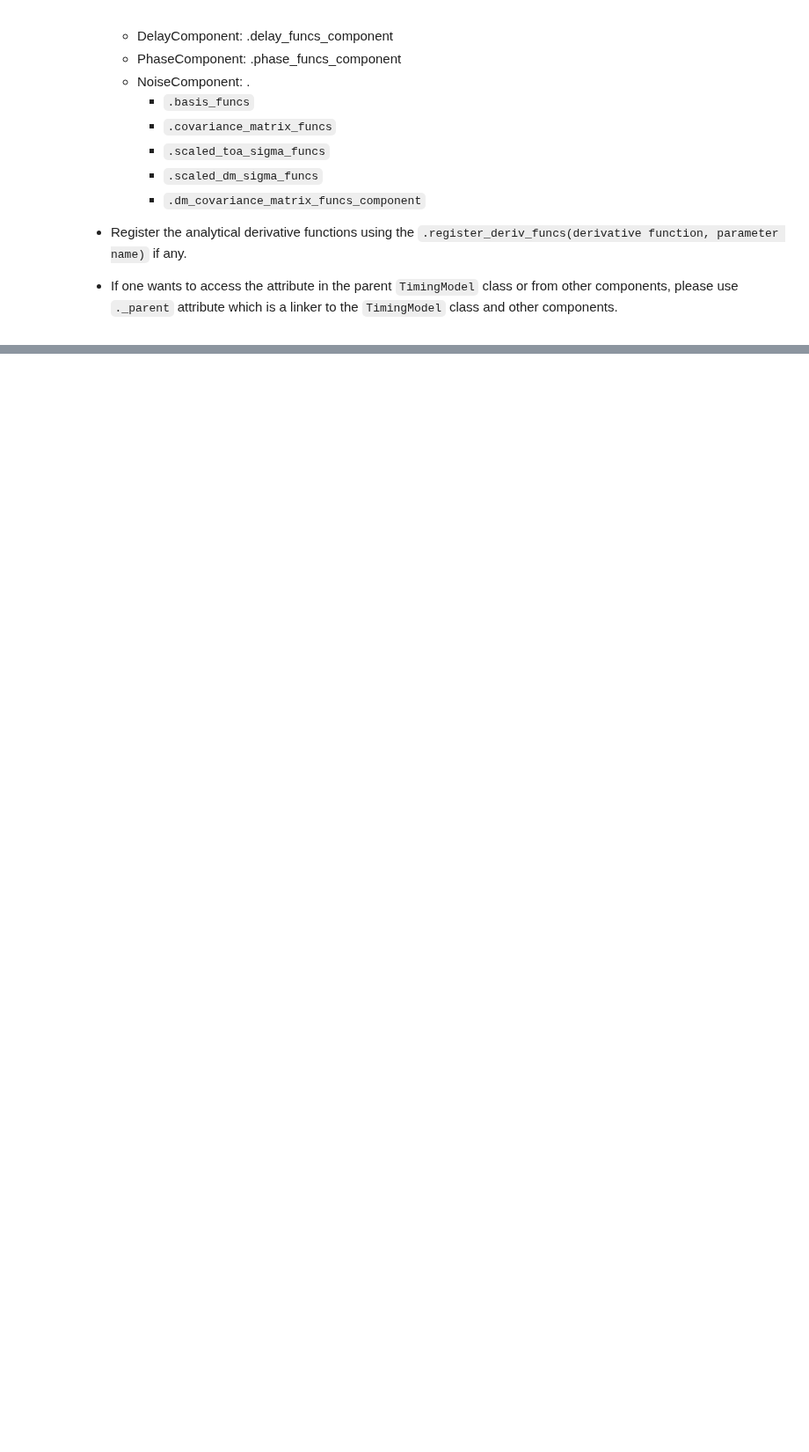
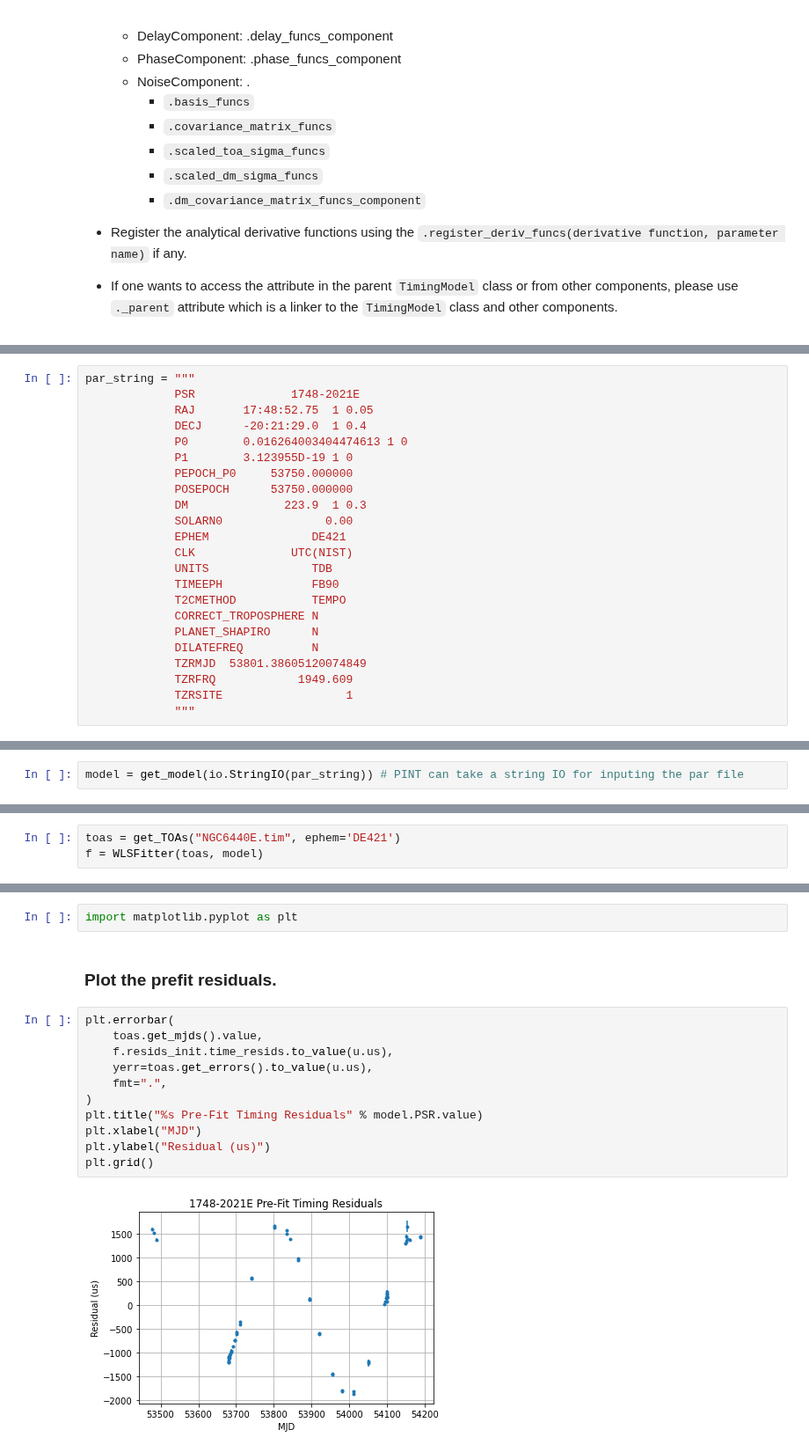
Before and after one commit to nanograv/PINT, a Jupyter notebook: docs/examples/How_to_build_a_timing_model_component.ipynb, the cells around one changed output, grey strips where cells are left out. Shown at 88% size. Saved outputs shown, nothing was run; the diff lists cells and outputs as text; blank space fills up the shorter version.

Commit message:
Update that model component example notebook

```diff
--- a/docs/examples/How_to_build_a_timing_model_component.ipynb
+++ b/docs/examples/How_to_build_a_timing_model_component.ipynb
@@ -114,0 +162,23 @@ class PeriodSpindown(PhaseComponent):
+# %%
+par_string = """
+             PSR              1748-2021E
+             RAJ       17:48:52.75  1 0.05
+             DECJ      -20:21:29.0  1 0.4
+             P0        0.016264003404474613 1 0
+             P1        3.123955D-19 1 0
+             PEPOCH_P0     53750.000000
+             POSEPOCH      53750.000000
+             DM              223.9  1 0.3
+             SOLARN0               0.00
+             EPHEM               DE421
+             CLK              UTC(NIST)
+             UNITS               TDB
+             TIMEEPH             FB90
+             T2CMETHOD           TEMPO
+             CORRECT_TROPOSPHERE N
+             PLANET_SHAPIRO      N
+             DILATEFREQ          N
+             TZRMJD  53801.38605120074849
+             TZRFRQ            1949.609
+             TZRSITE                  1
+             """
@@ -114,0 +190,2 @@ class PeriodSpindown(PhaseComponent):
+# %%
+model = get_model(io.StringIO(par_string)) # PINT can take a string IO for inputing the par file
@@ -114,0 +216,3 @@ class PeriodSpindown(PhaseComponent):
+# %%
+toas = get_TOAs("NGC6440E.tim", ephem='DE421')
+f = WLSFitter(toas, model)
@@ -114,0 +237,17 @@ class PeriodSpindown(PhaseComponent):
+# %%
+import matplotlib.pyplot as plt
+# %% [markdown]
+### Plot the prefit residuals.
+# %%
+plt.errorbar(
+    toas.get_mjds().value,
+    f.resids_init.time_resids.to_value(u.us),
+    yerr=toas.get_errors().to_value(u.us),
+    fmt=".",
+)
+plt.title("%s Pre-Fit Timing Residuals" % model.PSR.value)
+plt.xlabel("MJD")
+plt.ylabel("Residual (us)")
+plt.grid()
+# %% [output]
+[figure, added]
```
Also changed, not shown: parts of 17 cells of this notebook.
